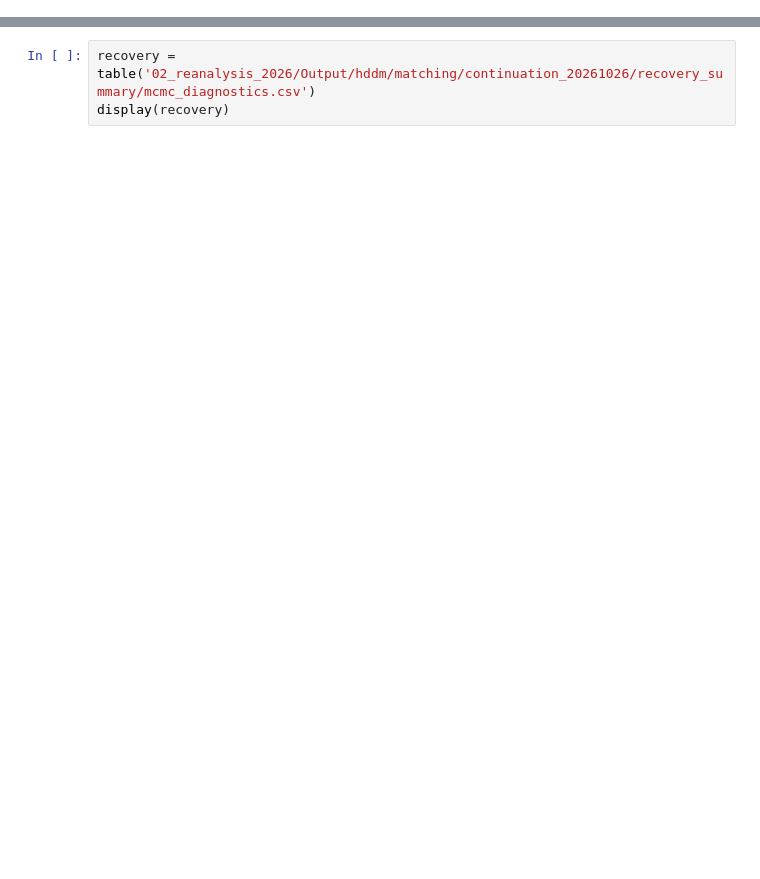
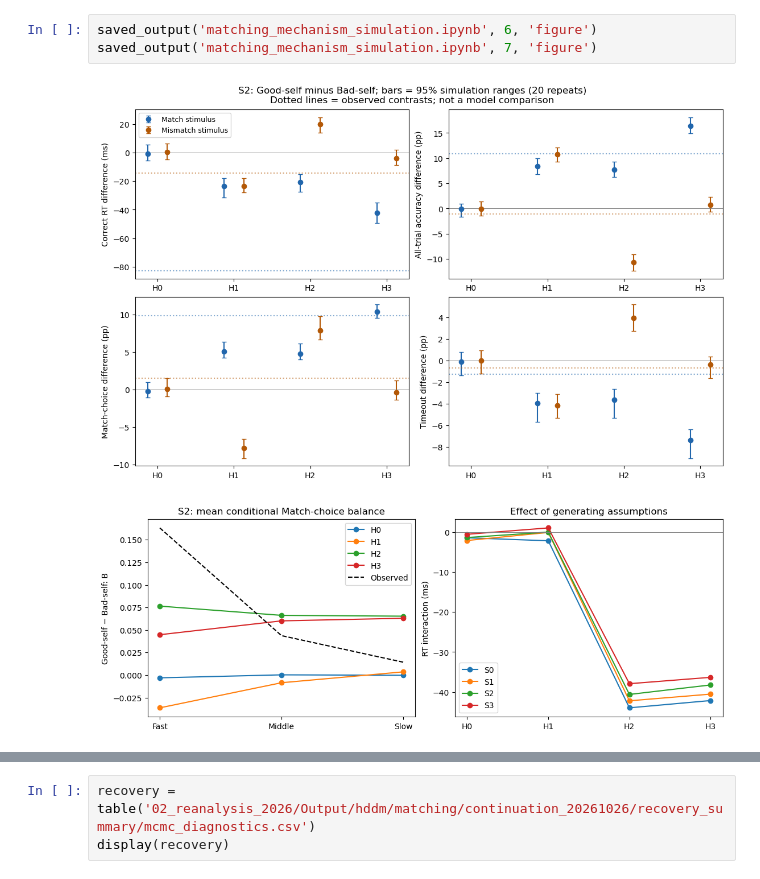
Before and after one commit to soupandpsy/hu2020-ddm, a Jupyter notebook: 02_reanalysis_2026/matching_h0_h3_results.ipynb, the cells around one changed output, grey strips where cells are left out. Saved outputs shown, nothing was run; the diff lists cells and outputs as text; blank space fills up the shorter version.

```diff
--- a/02_reanalysis_2026/matching_h0_h3_results.ipynb
+++ b/02_reanalysis_2026/matching_h0_h3_results.ipynb
@@ -31,0 +182,6 @@ def show(path, width=1000):
+# %%
+saved_output('matching_mechanism_simulation.ipynb', 6, 'figure')
+saved_output('matching_mechanism_simulation.ipynb', 7, 'figure')
+# %% [output]
+[figure, added]
+[figure, added]
```
Also changed, not shown: parts of 23 cells of this notebook, 4 other files.
